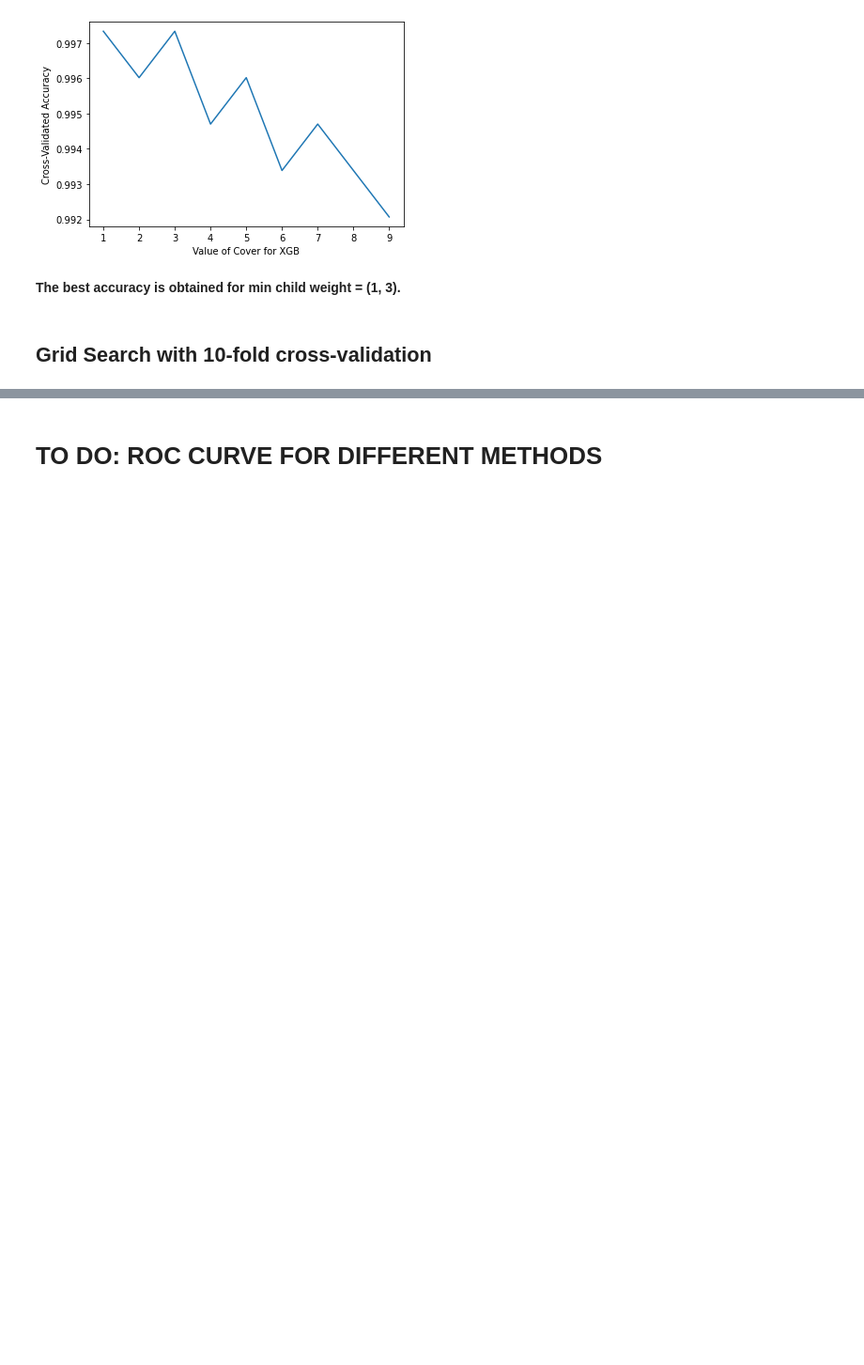
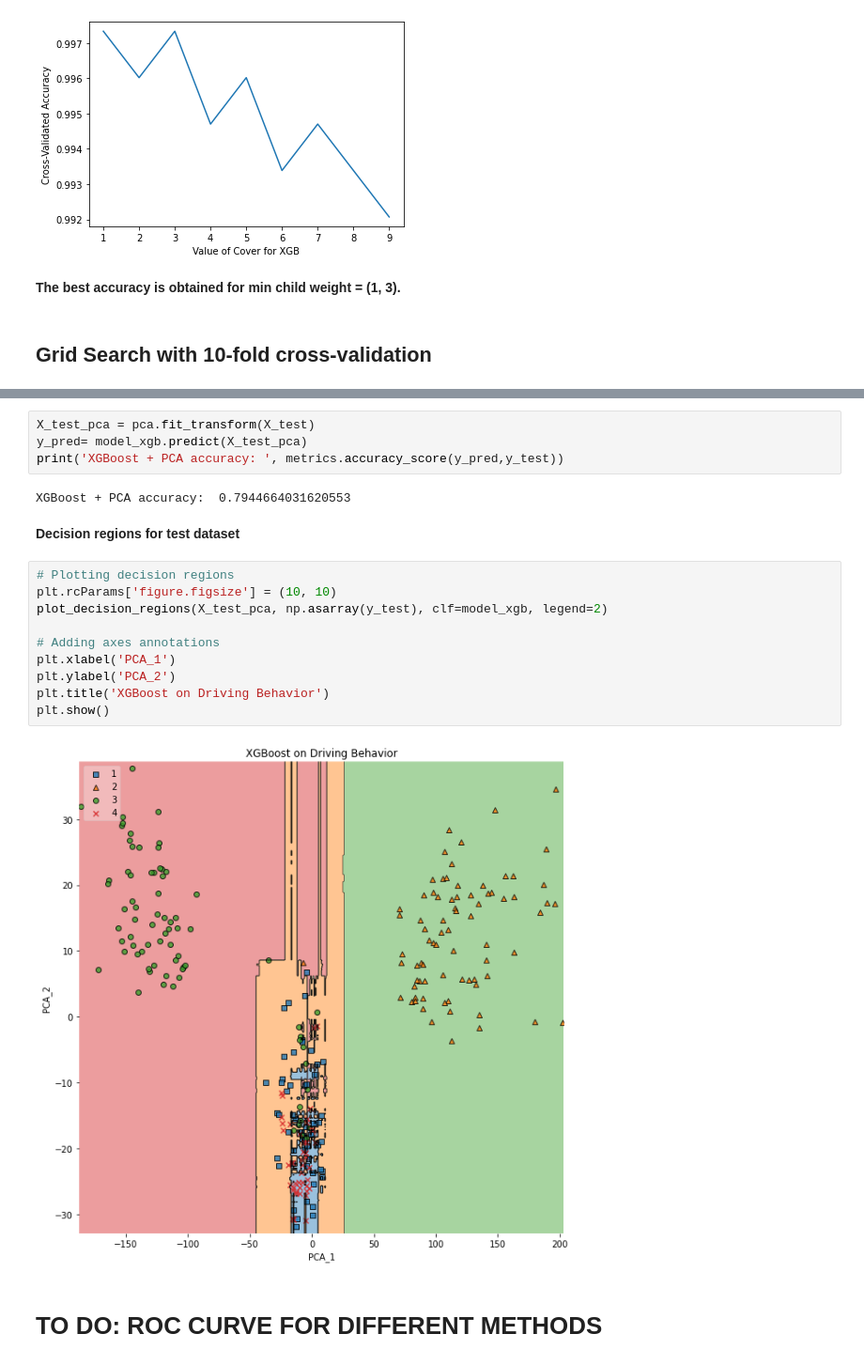
Before and after one commit to monikachudyba/MachineLearningProjects, a Jupyter notebook: Driving Behavior Dataset.ipynb, the cells around one changed output, grey strips where cells are left out. Shown at 94% size. Drawn from its saved outputs; the diff is of its cells as text; blank space fills up the shorter version.

```diff
--- a/Driving Behavior Dataset.ipynb
+++ b/Driving Behavior Dataset.ipynb
@@ -844,2 +867,25 @@ Text(0, 0.5, 'Cross-Validated Accuracy')
+# %%
+X_test_pca = pca.fit_transform(X_test)
+y_pred= model_xgb.predict(X_test_pca)
+print('XGBoost + PCA accuracy: ', metrics.accuracy_score(y_pred,y_test))
+# %% [output]
+XGBoost + PCA accuracy:  0.7944664031620553
+# %% [markdown]
+
+
+
+**Decision regions for test dataset**
+# %%
+# Plotting decision regions
+plt.rcParams['figure.figsize'] = (10, 10)
+plot_decision_regions(X_test_pca, np.asarray(y_test), clf=model_xgb, legend=2)
+
+# Adding axes annotations
+plt.xlabel('PCA_1')
+plt.ylabel('PCA_2')
+plt.title('XGBoost on Driving Behavior')
+plt.show()
+# %% [output]
+[figure, added]
 # %% [markdown]
 # TO DO: ROC CURVE FOR DIFFERENT METHODS
```
Also changed, not shown: parts of 6 cells of this notebook.
